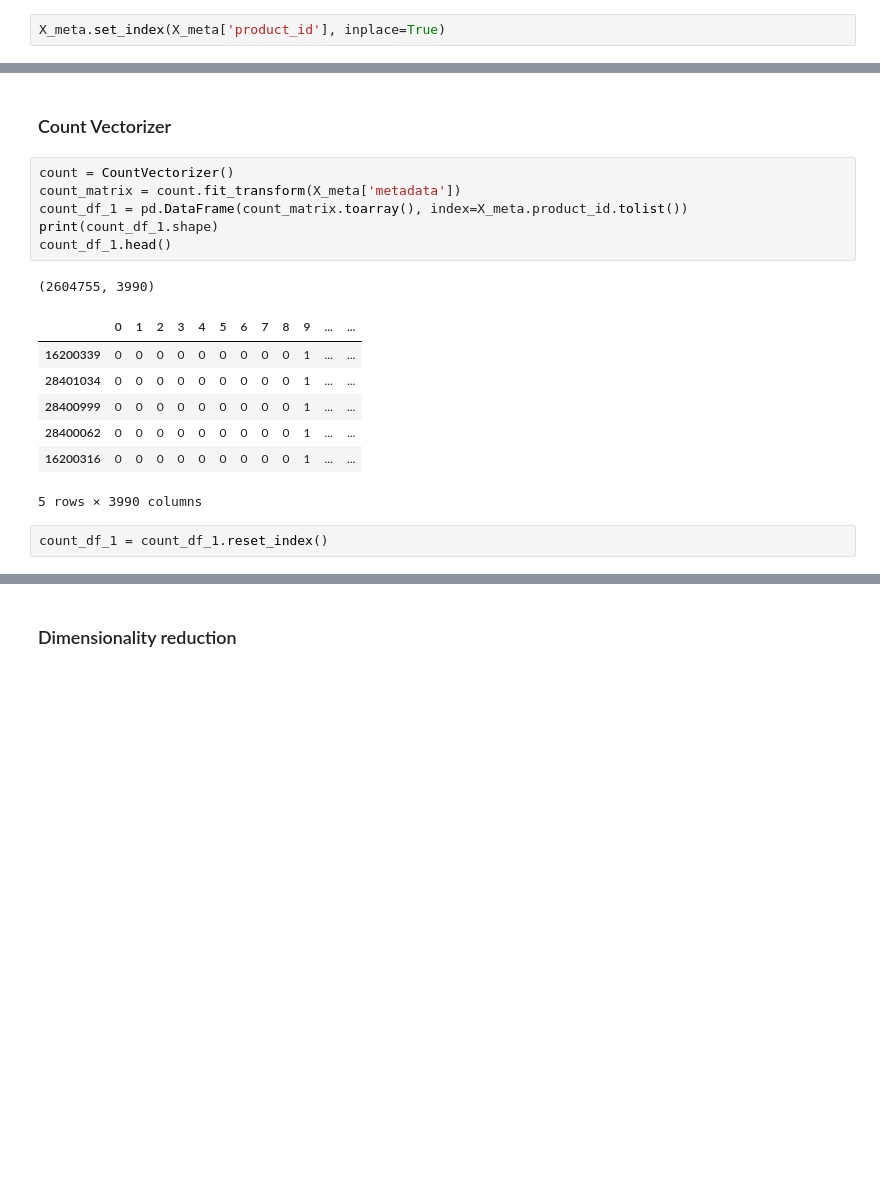
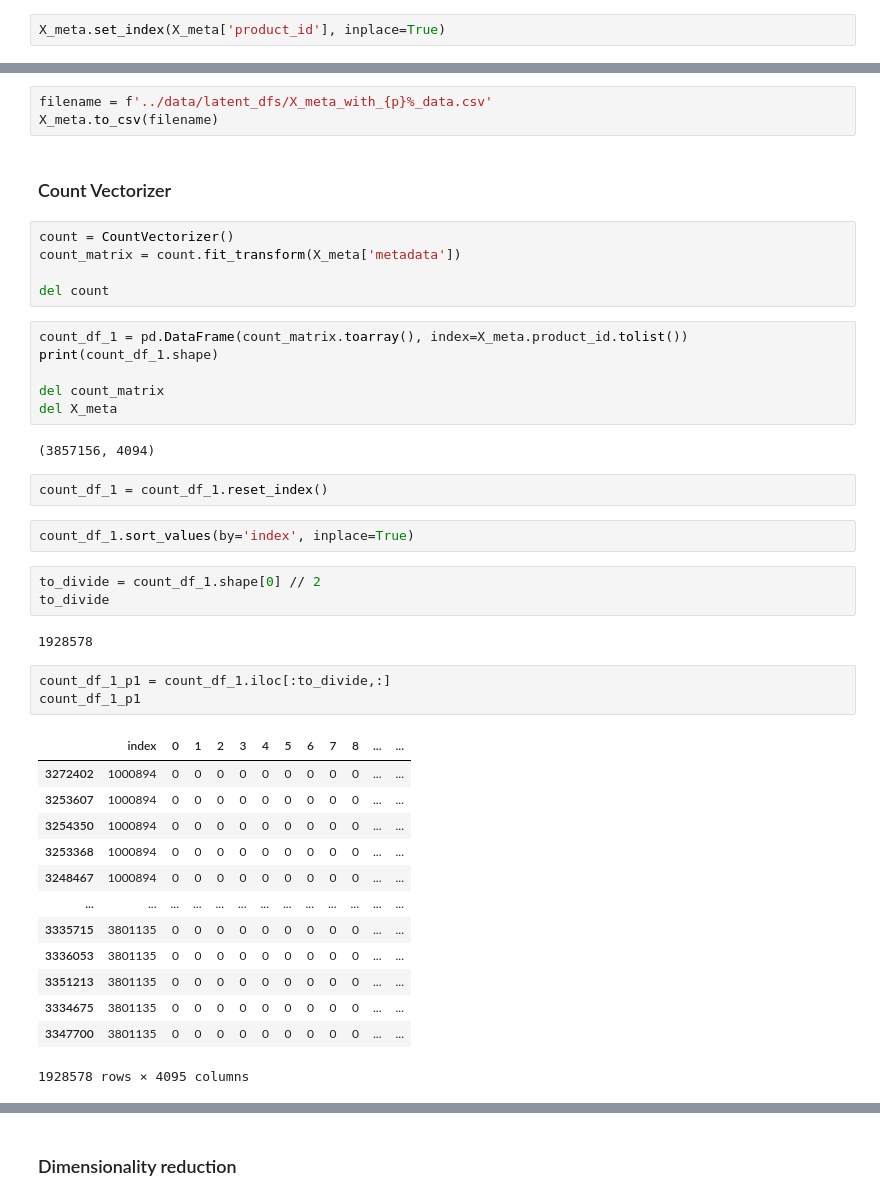
Before and after one commit to sailormoonvicky/eCommerce, a Jupyter notebook: notebooks/similar_products_final-Copy-Julio-big-df.ipynb, the cells around one changed output, grey strips where cells are left out. Cells and saved outputs as stored; diff of their text form; blank space fills up the shorter version.

```diff
--- a/notebooks/similar_products_final-Copy-Julio-big-df.ipynb
+++ b/notebooks/similar_products_final-Copy-Julio-big-df.ipynb
@@ -125,19 +84,44 @@ X_meta.head()
+# %%
+filename = f'../data/latent_dfs/X_meta_with_{p}%_data.csv'
+X_meta.to_csv(filename)
 # %% [markdown]
 ### Count Vectorizer
+# %%
+count = CountVectorizer()
+count_matrix = count.fit_transform(X_meta['metadata'])
+
+del count
 # %%
-count = CountVectorizer()
-count_matrix = count.fit_transform(X_meta['metadata'])
 count_df_1 = pd.DataFrame(count_matrix.toarray(), index=X_meta.product_id.tolist())
 print(count_df_1.shape)
-count_df_1.head()
+
+del count_matrix
+del X_meta
 # %% [output]
-(2604755, 3990)
+(3857156, 4094)
-|  | 0 | 1 | 2 | 3 | 4 | 5 | 6 | 7 | 8 | 9 | ... | ... |
-| 16200339 | 0 | 0 | 0 | 0 | 0 | 0 | 0 | 0 | 0 | 1 | ... | ... |
-| 28401034 | 0 | 0 | 0 | 0 | 0 | 0 | 0 | 0 | 0 | 1 | ... | ... |
-| 28400999 | 0 | 0 | 0 | 0 | 0 | 0 | 0 | 0 | 0 | 1 | ... | ... |
-| 28400062 | 0 | 0 | 0 | 0 | 0 | 0 | 0 | 0 | 0 | 1 | ... | ... |
-| 16200316 | 0 | 0 | 0 | 0 | 0 | 0 | 0 | 0 | 0 | 1 | ... | ... |
-5 rows × 3990 columns
 # %%
 count_df_1 = count_df_1.reset_index()
+# %%
+count_df_1.sort_values(by='index', inplace=True)
+# %%
+to_divide = count_df_1.shape[0] // 2
+to_divide
+# %% [output]
+1928578
+# %%
+count_df_1_p1 = count_df_1.iloc[:to_divide,:]
+count_df_1_p1
+# %% [output]
+|  | index | 0 | 1 | 2 | 3 | 4 | 5 | 6 | 7 | 8 | ... | ... |
+| 3272402 | 1000894 | 0 | 0 | 0 | 0 | 0 | 0 | 0 | 0 | 0 | ... | ... |
+| 3253607 | 1000894 | 0 | 0 | 0 | 0 | 0 | 0 | 0 | 0 | 0 | ... | ... |
+| 3254350 | 1000894 | 0 | 0 | 0 | 0 | 0 | 0 | 0 | 0 | 0 | ... | ... |
+| 3253368 | 1000894 | 0 | 0 | 0 | 0 | 0 | 0 | 0 | 0 | 0 | ... | ... |
+| 3248467 | 1000894 | 0 | 0 | 0 | 0 | 0 | 0 | 0 | 0 | 0 | ... | ... |
+| ... | ... | ... | ... | ... | ... | ... | ... | ... | ... | ... | ... | ... |
+| 3335715 | 3801135 | 0 | 0 | 0 | 0 | 0 | 0 | 0 | 0 | 0 | ... | ... |
+| 3336053 | 3801135 | 0 | 0 | 0 | 0 | 0 | 0 | 0 | 0 | 0 | ... | ... |
+| 3351213 | 3801135 | 0 | 0 | 0 | 0 | 0 | 0 | 0 | 0 | 0 | ... | ... |
+| 3334675 | 3801135 | 0 | 0 | 0 | 0 | 0 | 0 | 0 | 0 | 0 | ... | ... |
+| 3347700 | 3801135 | 0 | 0 | 0 | 0 | 0 | 0 | 0 | 0 | 0 | ... | ... |
+1928578 rows × 4095 columns
```
Also changed, not shown: parts of 41 cells of this notebook.
